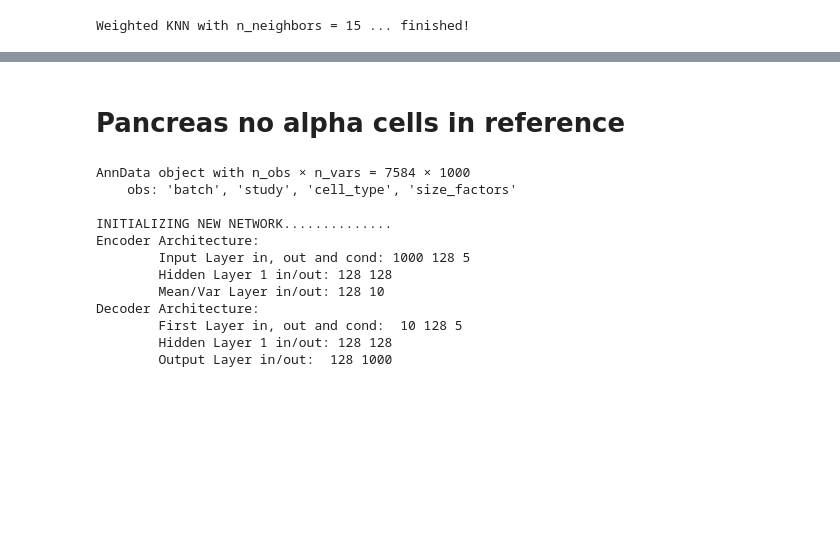
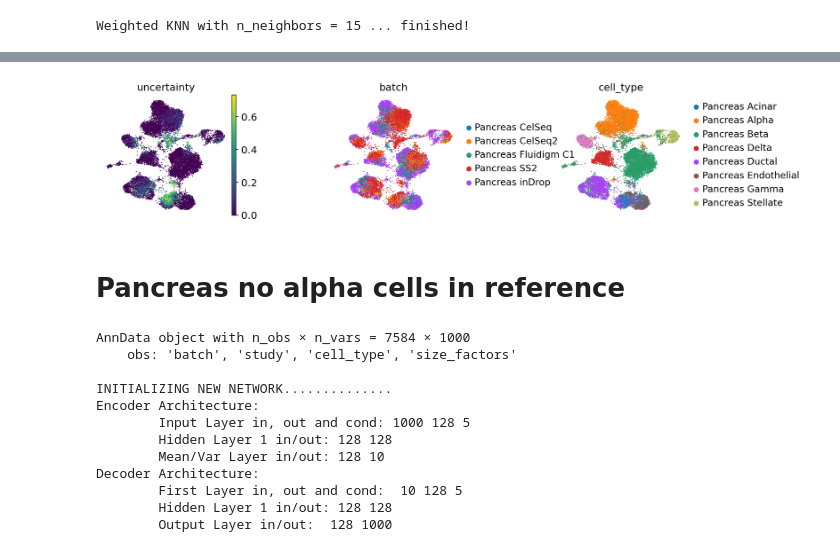
Before and after one commit to theislab/archmap_data, a Jupyter notebook: scarches-api/uncert/testing/uncert_euclidean.ipynb, the cells around one changed output, grey strips where cells are left out. Drawn from its saved outputs; the diff is of its cells as text; code cells hidden in the pictures; blank space fills up the shorter version.

```diff
--- a/scarches-api/uncert/testing/uncert_euclidean.ipynb
+++ b/scarches-api/uncert/testing/uncert_euclidean.ipynb
@@ -95,3 +103,12 @@ uncert_diagram(uncertainties)
+# %%
+uncert_umap_diagram(
+        adata_ref_latent,
+        adata_query_latent,
+        uncertainties["uncertainty"],
+        batch_key = "batch",
+        cell_type_key = "cell_type")
+# %% [output]
+[figure, added]
 # %% [markdown]
 # Pancreas no alpha cells in reference
 # %%
```
Also changed, not shown: parts of 15 cells of this notebook, 3 other files.
